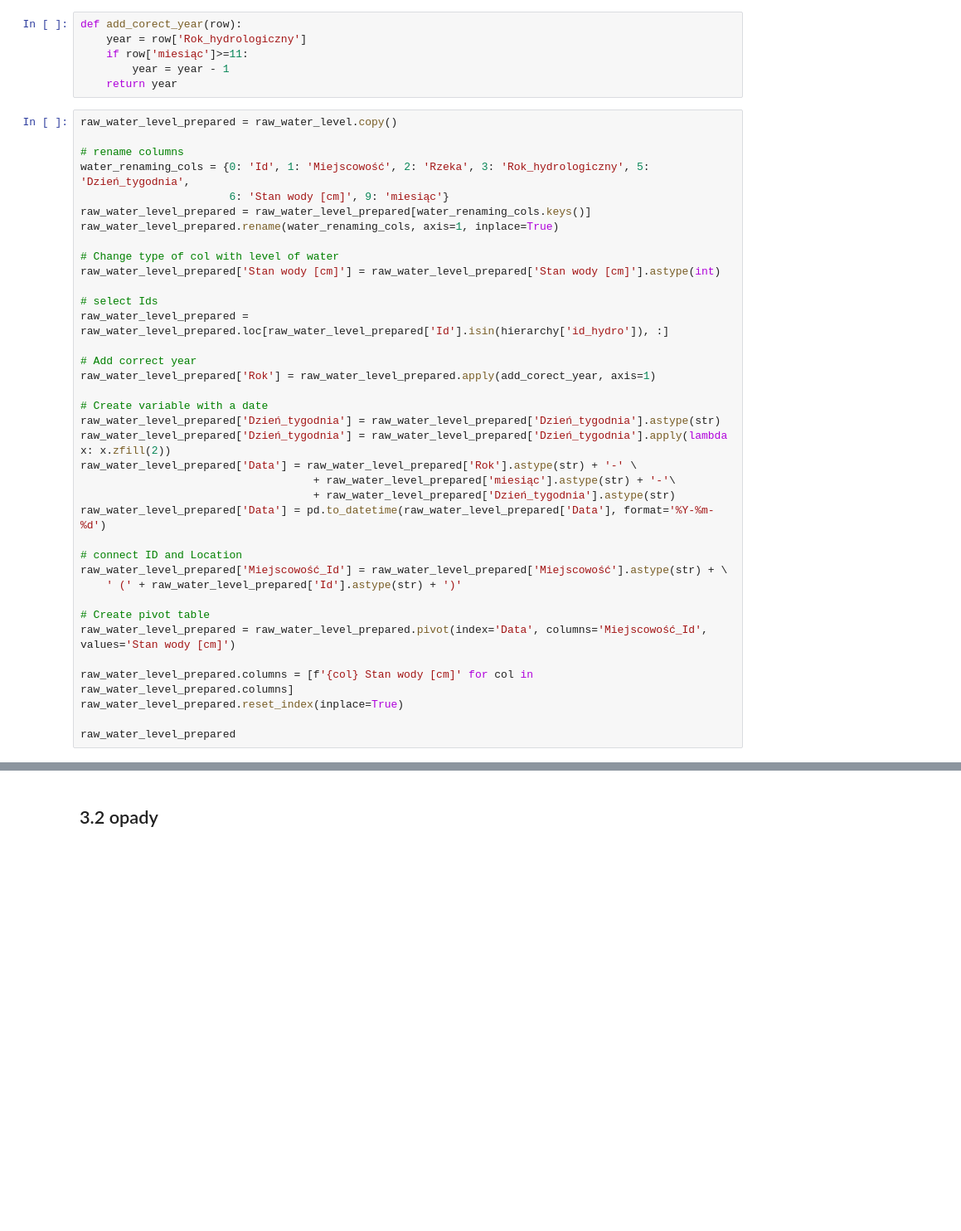
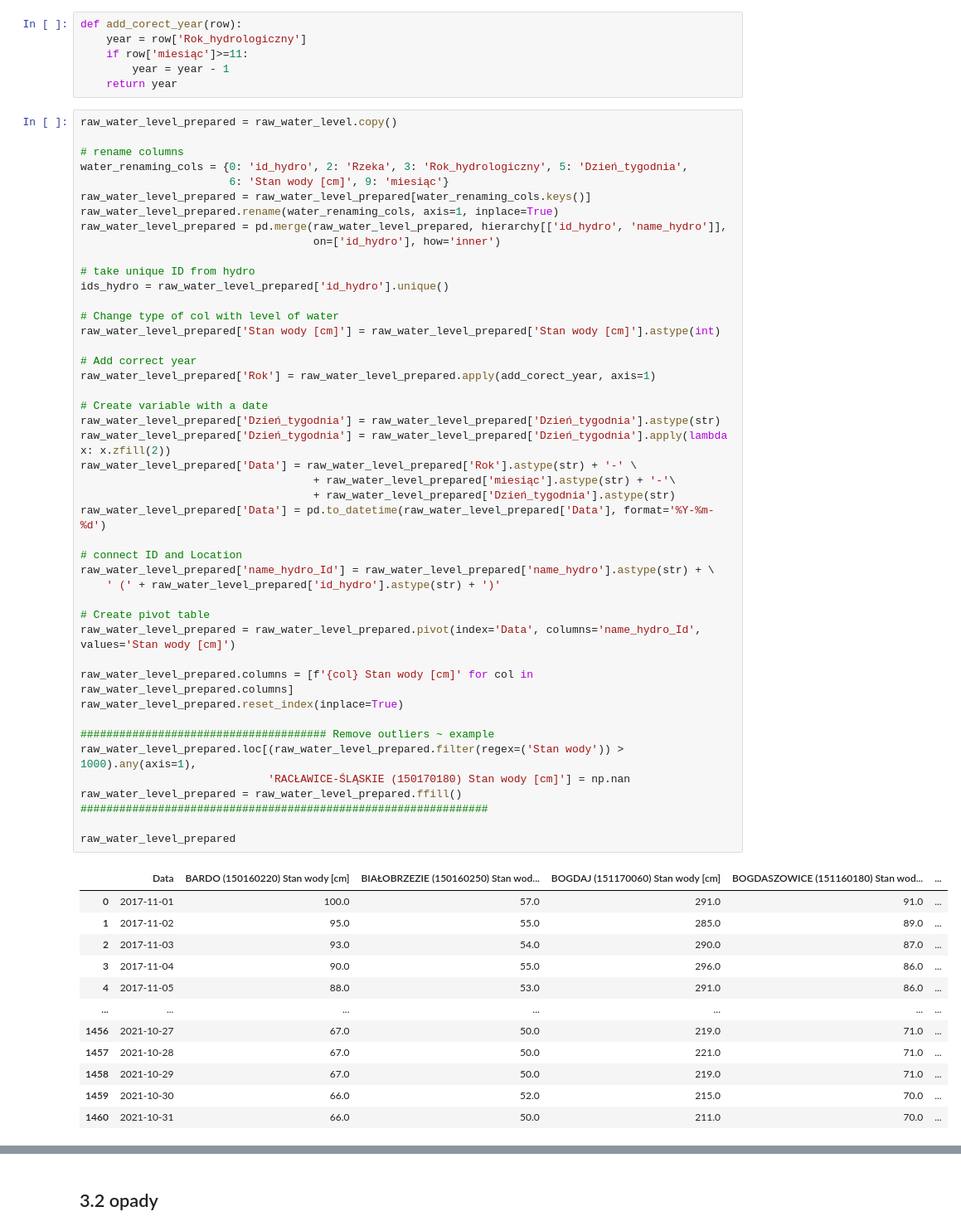
Before and after one commit to it4datascience/CuValley-Batmaja, a Jupyter notebook: src/data_prep_raw_IMGW.ipynb, the cells around one changed output, grey strips where cells are left out. Shown at 83% size. Drawn from its saved outputs; the diff is of its cells as text; blank space fills up the shorter version.

Commit message:
prepared data based on imgw

```diff
--- a/src/data_prep_raw_IMGW.ipynb
+++ b/src/data_prep_raw_IMGW.ipynb
@@ -64,37 +99,58 @@ def add_corect_year(row):
 # %%
 raw_water_level_prepared = raw_water_level.copy()
 
 # rename columns
-water_renaming_cols = {0: 'Id', 1: 'Miejscowość', 2: 'Rzeka', 3: 'Rok_hydrologiczny', 5: 'Dzień_tygodnia',
+water_renaming_cols = {0: 'id_hydro', 2: 'Rzeka', 3: 'Rok_hydrologiczny', 5: 'Dzień_tygodnia',
                        6: 'Stan wody [cm]', 9: 'miesiąc'}
 raw_water_level_prepared = raw_water_level_prepared[water_renaming_cols.keys()]
 raw_water_level_prepared.rename(water_renaming_cols, axis=1, inplace=True)
+raw_water_level_prepared = pd.merge(raw_water_level_prepared, hierarchy[['id_hydro', 'name_hydro']],
+                                    on=['id_hydro'], how='inner')
+
+# take unique ID from hydro
+ids_hydro = raw_water_level_prepared['id_hydro'].unique()
 
 # Change type of col with level of water
 raw_water_level_prepared['Stan wody [cm]'] = raw_water_level_prepared['Stan wody [cm]'].astype(int)
-
-# select Ids
-raw_water_level_prepared = raw_water_level_prepared.loc[raw_water_level_prepared['Id'].isin(hierarchy['id_hydro']), :]
 
 # Add correct year
 raw_water_level_prepared['Rok'] = raw_water_level_prepared.apply(add_corect_year, axis=1)
 
 # Create variable with a date
 raw_water_level_prepared['Dzień_tygodnia'] = raw_water_level_prepared['Dzień_tygodnia'].astype(str)
 raw_water_level_prepared['Dzień_tygodnia'] = raw_water_level_prepared['Dzień_tygodnia'].apply(lambda x: x.zfill(2))
 raw_water_level_prepared['Data'] = raw_water_level_prepared['Rok'].astype(str) + '-' \
                                     + raw_water_level_prepared['miesiąc'].astype(str) + '-'\
                                     + raw_water_level_prepared['Dzień_tygodnia'].astype(str)
 raw_water_level_prepared['Data'] = pd.to_datetime(raw_water_level_prepared['Data'], format='%Y-%m-%d')
 
 # connect ID and Location
-raw_water_level_prepared['Miejscowość_Id'] = raw_water_level_prepared['Miejscowość'].astype(str) + \
-    ' (' + raw_water_level_prepared['Id'].astype(str) + ')'
+raw_water_level_prepared['name_hydro_Id'] = raw_water_level_prepared['name_hydro'].astype(str) + \
+    ' (' + raw_water_level_prepared['id_hydro'].astype(str) + ')'
 
 # Create pivot table
-raw_water_level_prepared = raw_water_level_prepared.pivot(index='Data', columns='Miejscowość_Id', values='Stan wody [cm]')
+raw_water_level_prepared = raw_water_level_prepared.pivot(index='Data', columns='name_hydro_Id', values='Stan wody [cm]')
 
 raw_water_level_prepared.columns = [f'{col} Stan wody [cm]' for col in raw_water_level_prepared.columns]
 raw_water_level_prepared.reset_index(inplace=True)
 
+###################################### Remove outliers ~ example
+raw_water_level_prepared.loc[(raw_water_level_prepared.filter(regex=('Stan wody')) > 1000).any(axis=1),
+                             'RACŁAWICE-ŚLĄSKIE (150170180) Stan wody [cm]'] = np.nan
+raw_water_level_prepared = raw_water_level_prepared.ffill()
+###############################################################
+
 raw_water_level_prepared
+# %% [output]
+|  | Data | BARDO (150160220) Stan wody [cm] | BIAŁOBRZEZIE (150160250) Stan wod... | BOGDAJ (151170060) Stan wody [cm] | BOGDASZOWICE (151160180) Stan wod... | ... |
+| 0 | 2017-11-01 | 100.0 | 57.0 | 291.0 | 91.0 | ... |
+| 1 | 2017-11-02 | 95.0 | 55.0 | 285.0 | 89.0 | ... |
+| 2 | 2017-11-03 | 93.0 | 54.0 | 290.0 | 87.0 | ... |
+| 3 | 2017-11-04 | 90.0 | 55.0 | 296.0 | 86.0 | ... |
+| 4 | 2017-11-05 | 88.0 | 53.0 | 291.0 | 86.0 | ... |
+| ... | ... | ... | ... | ... | ... | ... |
+| 1456 | 2021-10-27 | 67.0 | 50.0 | 219.0 | 71.0 | ... |
+| 1457 | 2021-10-28 | 67.0 | 50.0 | 221.0 | 71.0 | ... |
+| 1458 | 2021-10-29 | 67.0 | 50.0 | 219.0 | 71.0 | ... |
+| 1459 | 2021-10-30 | 66.0 | 52.0 | 215.0 | 70.0 | ... |
+| 1460 | 2021-10-31 | 66.0 | 50.0 | 211.0 | 70.0 | ... |
```
Also changed, not shown: parts of 9 cells of this notebook, 3 other files.
